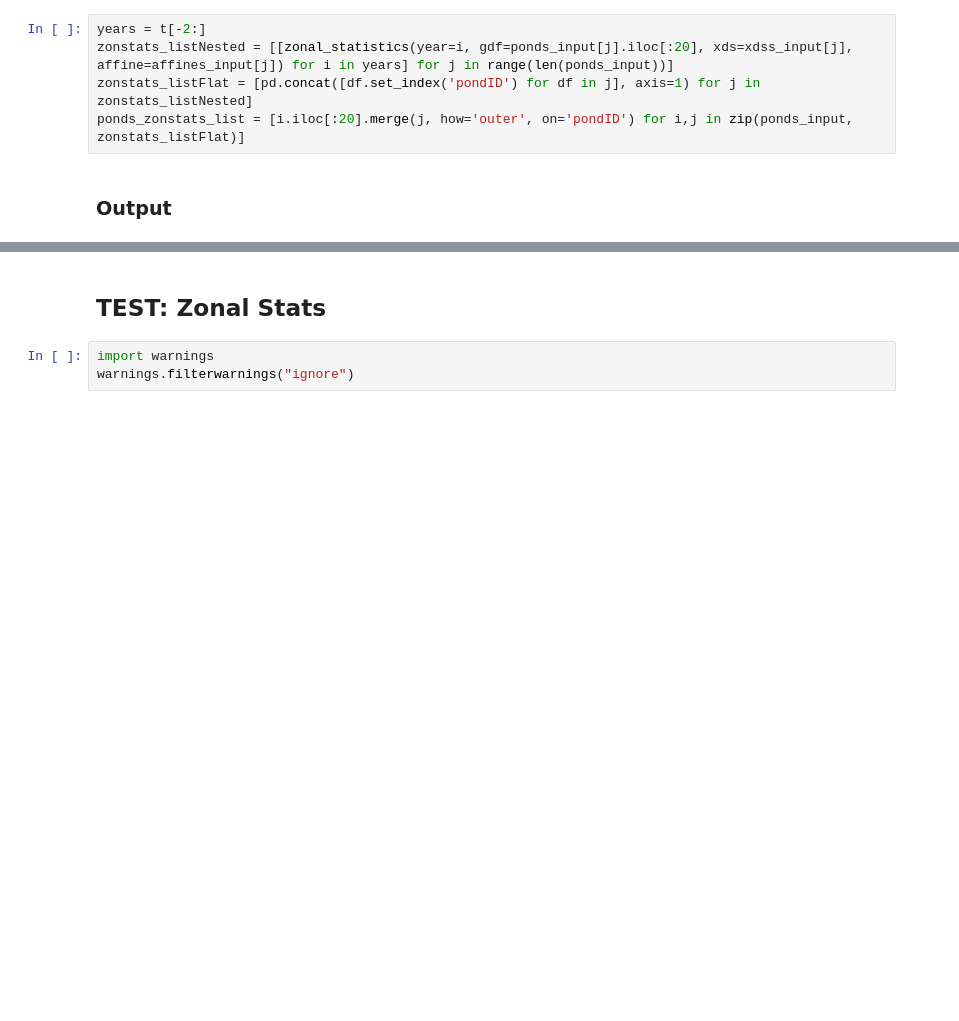
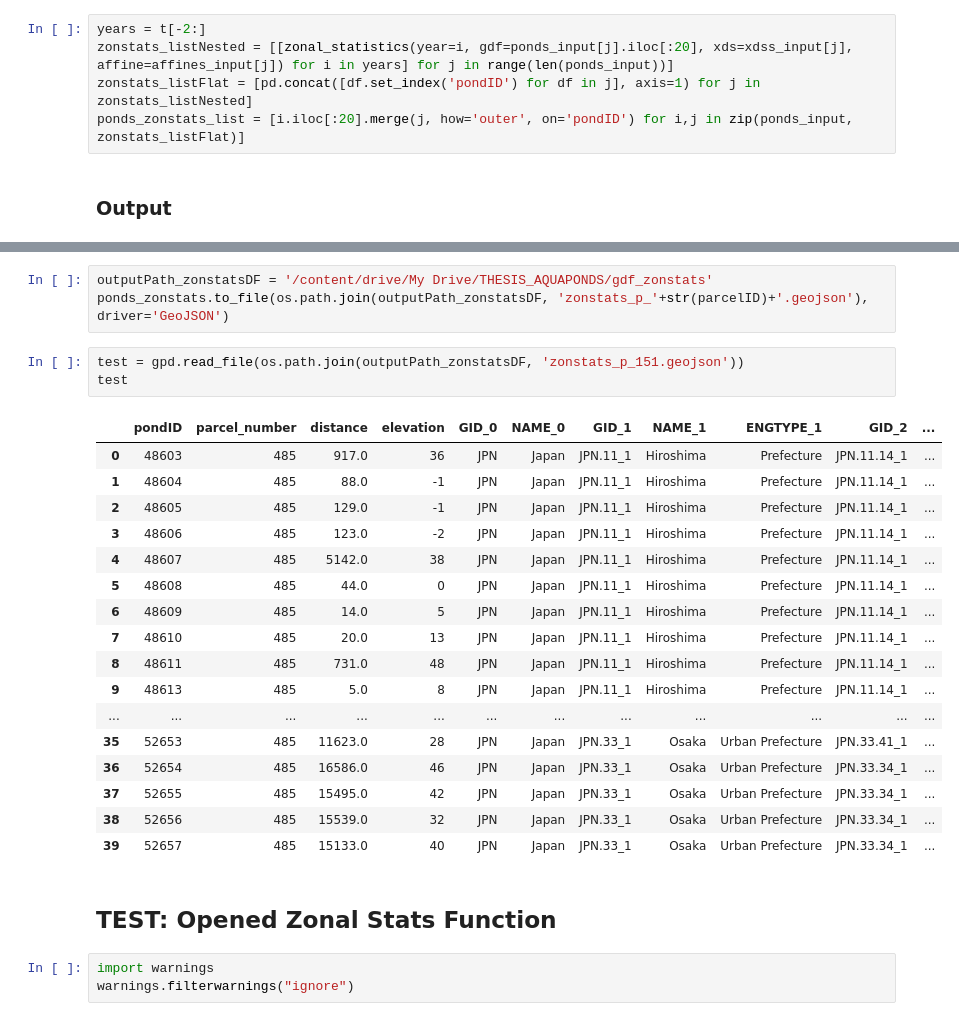
Before and after one commit to Shirobakaidou/Aquaponds, a Jupyter notebook: 05_zonStats_processFlow.ipynb, the cells around one changed output, grey strips where cells are left out. Drawn from its saved outputs; the diff is of its cells as text; blank space fills up the shorter version.

```diff
--- a/05_zonStats_processFlow.ipynb
+++ b/05_zonStats_processFlow.ipynb
@@ -339,5 +474,29 @@ ponds_zonstats = pd.concat([df for df in ponds_zonstats_list])
+# %%
+outputPath_zonstatsDF = '/content/drive/My Drive/THESIS_AQUAPONDS/gdf_zonstats'
+ponds_zonstats.to_file(os.path.join(outputPath_zonstatsDF, 'zonstats_p_'+str(parcelID)+'.geojson'), driver='GeoJSON')
+# %%
+test = gpd.read_file(os.path.join(outputPath_zonstatsDF, 'zonstats_p_151.geojson'))
+test
+# %% [output]
+|  | pondID | parcel_number | distance | elevation | GID_0 | NAME_0 | GID_1 | NAME_1 | ENGTYPE_1 | GID_2 | ... |
+| 0 | 48603 | 485 | 917.0 | 36 | JPN | Japan | JPN.11_1 | Hiroshima | Prefecture | JPN.11.14_1 | ... |
+| 1 | 48604 | 485 | 88.0 | -1 | JPN | Japan | JPN.11_1 | Hiroshima | Prefecture | JPN.11.14_1 | ... |
+| 2 | 48605 | 485 | 129.0 | -1 | JPN | Japan | JPN.11_1 | Hiroshima | Prefecture | JPN.11.14_1 | ... |
+| 3 | 48606 | 485 | 123.0 | -2 | JPN | Japan | JPN.11_1 | Hiroshima | Prefecture | JPN.11.14_1 | ... |
+| 4 | 48607 | 485 | 5142.0 | 38 | JPN | Japan | JPN.11_1 | Hiroshima | Prefecture | JPN.11.14_1 | ... |
+| 5 | 48608 | 485 | 44.0 | 0 | JPN | Japan | JPN.11_1 | Hiroshima | Prefecture | JPN.11.14_1 | ... |
+| 6 | 48609 | 485 | 14.0 | 5 | JPN | Japan | JPN.11_1 | Hiroshima | Prefecture | JPN.11.14_1 | ... |
+| 7 | 48610 | 485 | 20.0 | 13 | JPN | Japan | JPN.11_1 | Hiroshima | Prefecture | JPN.11.14_1 | ... |
+| 8 | 48611 | 485 | 731.0 | 48 | JPN | Japan | JPN.11_1 | Hiroshima | Prefecture | JPN.11.14_1 | ... |
+| 9 | 48613 | 485 | 5.0 | 8 | JPN | Japan | JPN.11_1 | Hiroshima | Prefecture | JPN.11.14_1 | ... |
+| ... | ... | ... | ... | ... | ... | ... | ... | ... | ... | ... | ... |
+| 35 | 52653 | 485 | 11623.0 | 28 | JPN | Japan | JPN.33_1 | Osaka | Urban Prefecture | JPN.33.41_1 | ... |
+| 36 | 52654 | 485 | 16586.0 | 46 | JPN | Japan | JPN.33_1 | Osaka | Urban Prefecture | JPN.33.34_1 | ... |
+| 37 | 52655 | 485 | 15495.0 | 42 | JPN | Japan | JPN.33_1 | Osaka | Urban Prefecture | JPN.33.34_1 | ... |
+| 38 | 52656 | 485 | 15539.0 | 32 | JPN | Japan | JPN.33_1 | Osaka | Urban Prefecture | JPN.33.34_1 | ... |
+| 39 | 52657 | 485 | 15133.0 | 40 | JPN | Japan | JPN.33_1 | Osaka | Urban Prefecture | JPN.33.34_1 | ... |
 # %% [markdown]
-## TEST: Zonal Stats
+## TEST: Opened Zonal Stats Function
 # %%
 import warnings
 warnings.filterwarnings("ignore")
```
Also changed, not shown: parts of 15 cells of this notebook.
